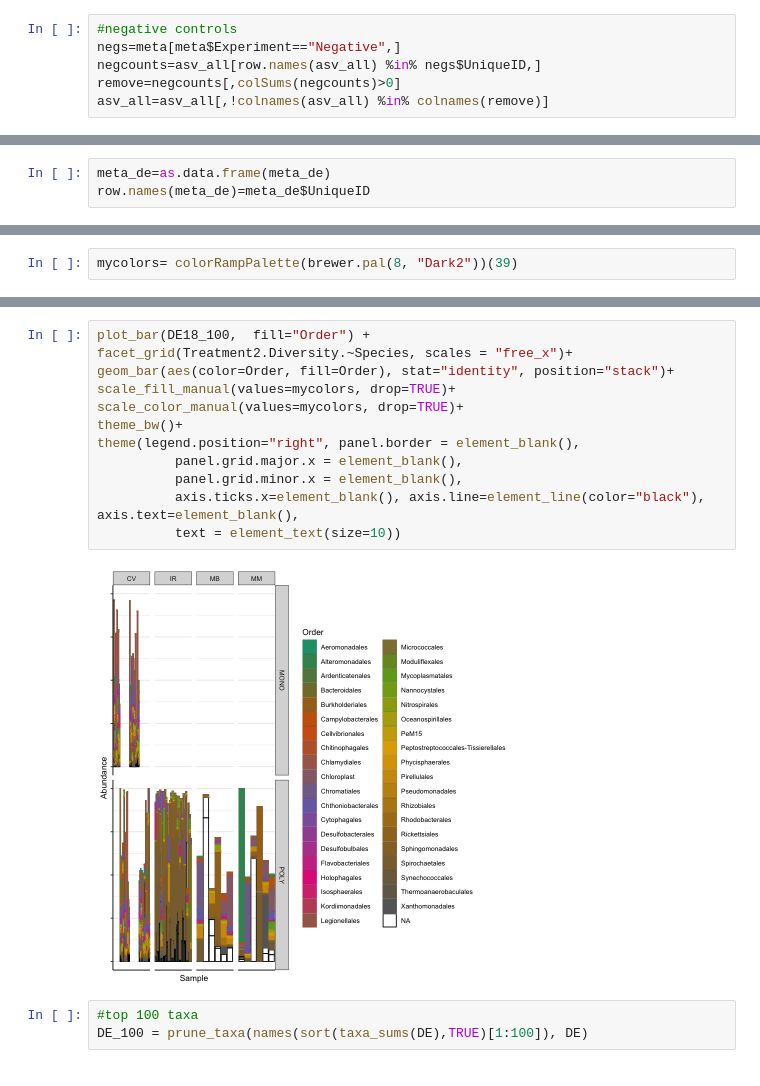
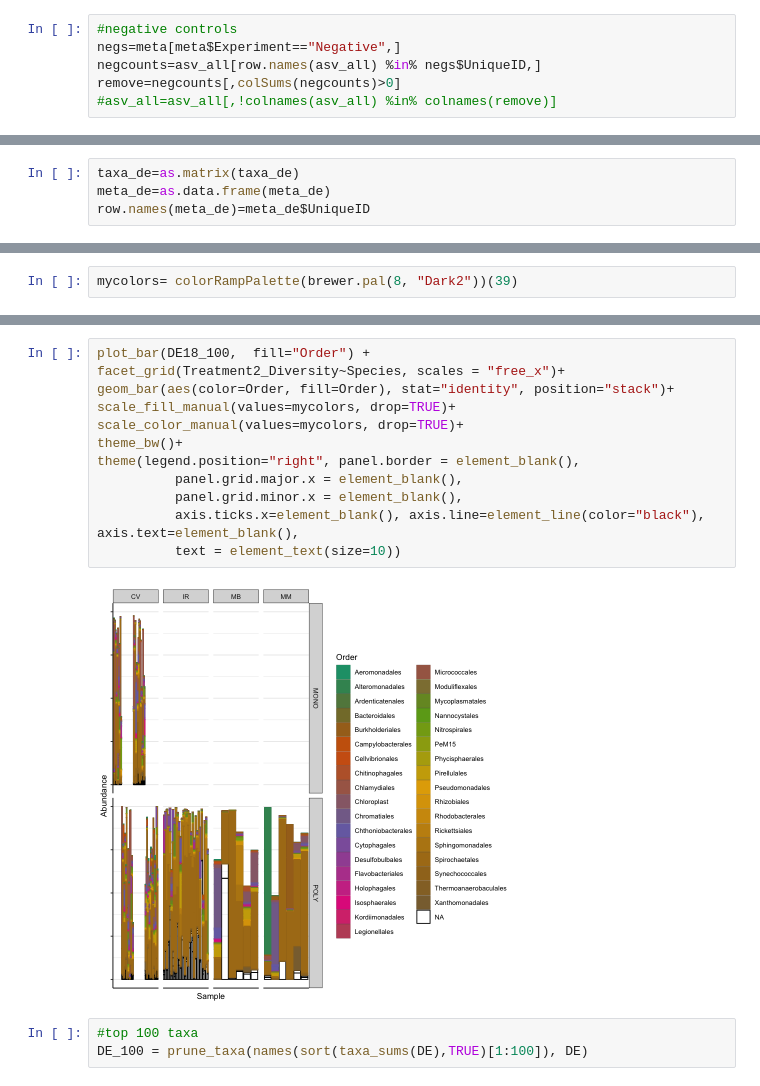
Before and after one commit to sagw/DE_micro, a Jupyter notebook: Community_DE2017_DE2018.ipynb, the cells around one changed output, grey strips where cells are left out. Drawn from its saved outputs; the diff is of its cells as text.

```diff
--- a/Community_DE2017_DE2018.ipynb
+++ b/Community_DE2017_DE2018.ipynb
@@ -54,4 +54,4 @@ row.names(asv_all)=rows$V1
 negs=meta[meta$Experiment=="Negative",]
 negcounts=asv_all[row.names(asv_all) %in% negs$UniqueID,]
 remove=negcounts[,colSums(negcounts)>0]
-asv_all=asv_all[,!colnames(asv_all) %in% colnames(remove)]
+#asv_all=asv_all[,!colnames(asv_all) %in% colnames(remove)]
@@ -80,6 +91,7 @@ NROW(taxa_de)
 # %%
 taxa_de=as.matrix(taxa_de)
 # %%
+taxa_de=as.matrix(taxa_de)
 meta_de=as.data.frame(meta_de)
 row.names(meta_de)=meta_de$UniqueID
 # %%
@@ -237,17 +246,17 @@ ERROR: Error in eval(expr, envir, enclos): object 'Samp' not found
 # %%
 plot_bar(DE18_100,  fill="Order") +
-facet_grid(Treatment2.Diversity.~Species, scales = "free_x")+
+facet_grid(Treatment2_Diversity~Species, scales = "free_x")+
 geom_bar(aes(color=Order, fill=Order), stat="identity", position="stack")+
 scale_fill_manual(values=mycolors, drop=TRUE)+
 scale_color_manual(values=mycolors, drop=TRUE)+
 theme_bw()+
 theme(legend.position="right", panel.border = element_blank(),
           panel.grid.major.x = element_blank(),
           panel.grid.minor.x = element_blank(),
           axis.ticks.x=element_blank(), axis.line=element_line(color="black"), axis.text=element_blank(),
           text = element_text(size=10))
 # %% [output]
-[figure, old version]
+[figure, new version]
 # %%
 #top 100 taxa
 DE_100 = prune_taxa(names(sort(taxa_sums(DE),TRUE)[1:100]), DE)
```
Also changed, not shown: parts of 23 cells of this notebook, 4 other files.
